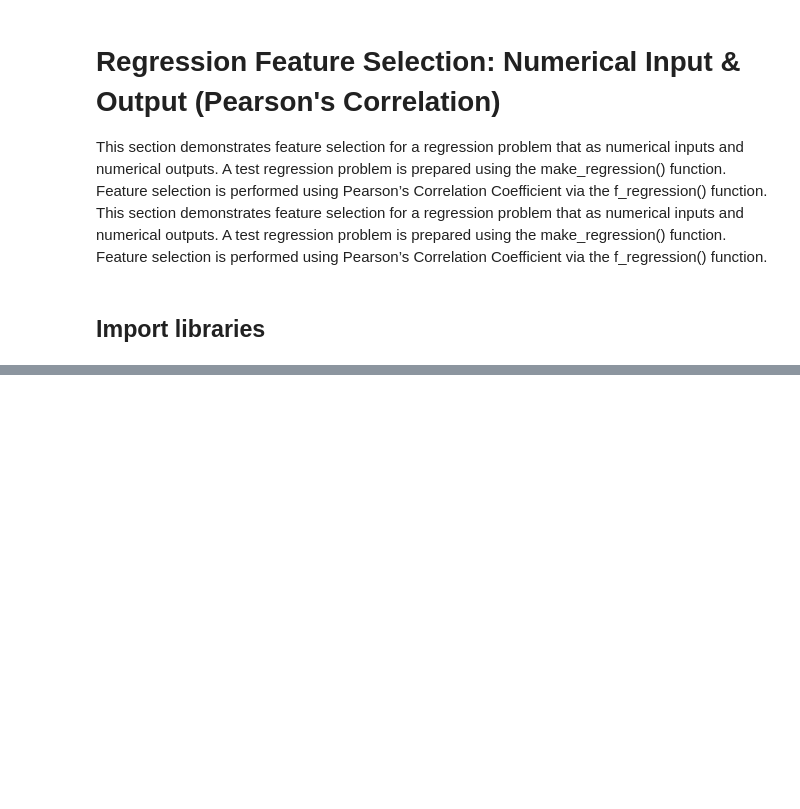
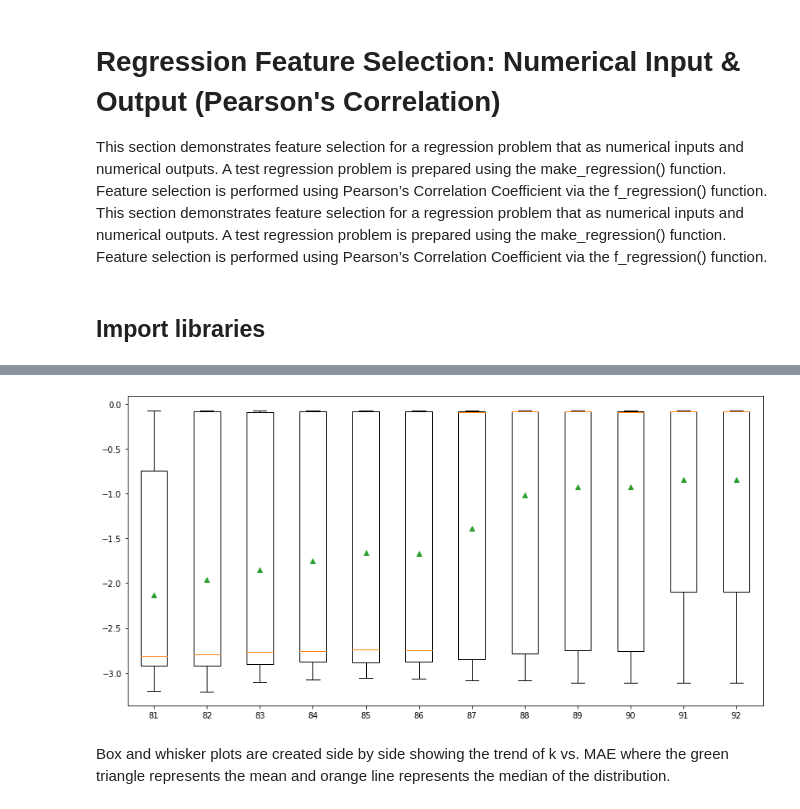
Before and after one commit to lucaskienast/Feature-Selection, a Jupyter notebook: 1) Filter Methods/Num Input & Num Output/Pearson_Correlation.ipynb, the cells around one changed output, grey strips where cells are left out. Saved outputs shown, nothing was run; the diff lists cells and outputs as text; code cells hidden in the pictures; blank space fills up the shorter version.

```diff
--- a/1) Filter Methods/Num Input & Num Output/Pearson_Correlation.ipynb
+++ b/1) Filter Methods/Num Input & Num Output/Pearson_Correlation.ipynb
@@ -29,0 +212,5 @@ print(X_selected.shape)
+# %%
+# define the pipeline to evaluate
+model = LinearRegression()
+fs = SelectKBest(score_func=f_regression)
+pipeline = Pipeline(steps=[('sel',fs), ('lr', model)])
@@ -29,0 +276,20 @@ print(X_selected.shape)
+# %%
+# define dataset
+X, y = make_regression(n_samples=1000, n_features=100, n_informative=10, noise=0.1, random_state=1)
+# %%
+# define number of features to evaluate
+num_features = [i for i in range(X.shape[1]-19, X.shape[1]-7)]
+# %%
+# enumerate each number of features
+results = list()
+for k in num_features:
+	# create pipeline
+	model = LinearRegression()
+	fs = SelectKBest(score_func=f_regression, k=k)
+	pipeline = Pipeline(steps=[('sel',fs), ('lr', model)])
+	# evaluate the model
+	cv = RepeatedKFold(n_splits=10, n_repeats=3, random_state=1)
+	scores = cross_val_score(pipeline, X, y, scoring='neg_mean_absolute_error', cv=cv, n_jobs=-1)
+	results.append(scores)
+	# summarize the results
+	print('>%d %.3f (%.3f)' % (k, np.mean(scores), np.std(scores)))
@@ -29,0 +309,9 @@ print(X_selected.shape)
+# %%
+# plot model performance for comparison
+plt.figure(figsize=(14,7))
+plt.boxplot(results, labels=num_features, showmeans=True)
+plt.show()
+# %% [output]
+[figure, added]
+# %% [markdown]
+Box and whisker plots are created side by side showing the trend of k vs. MAE where the green triangle represents the mean and orange line represents the median of the distribution.
```
Also changed, not shown: parts of 48 cells of this notebook.
